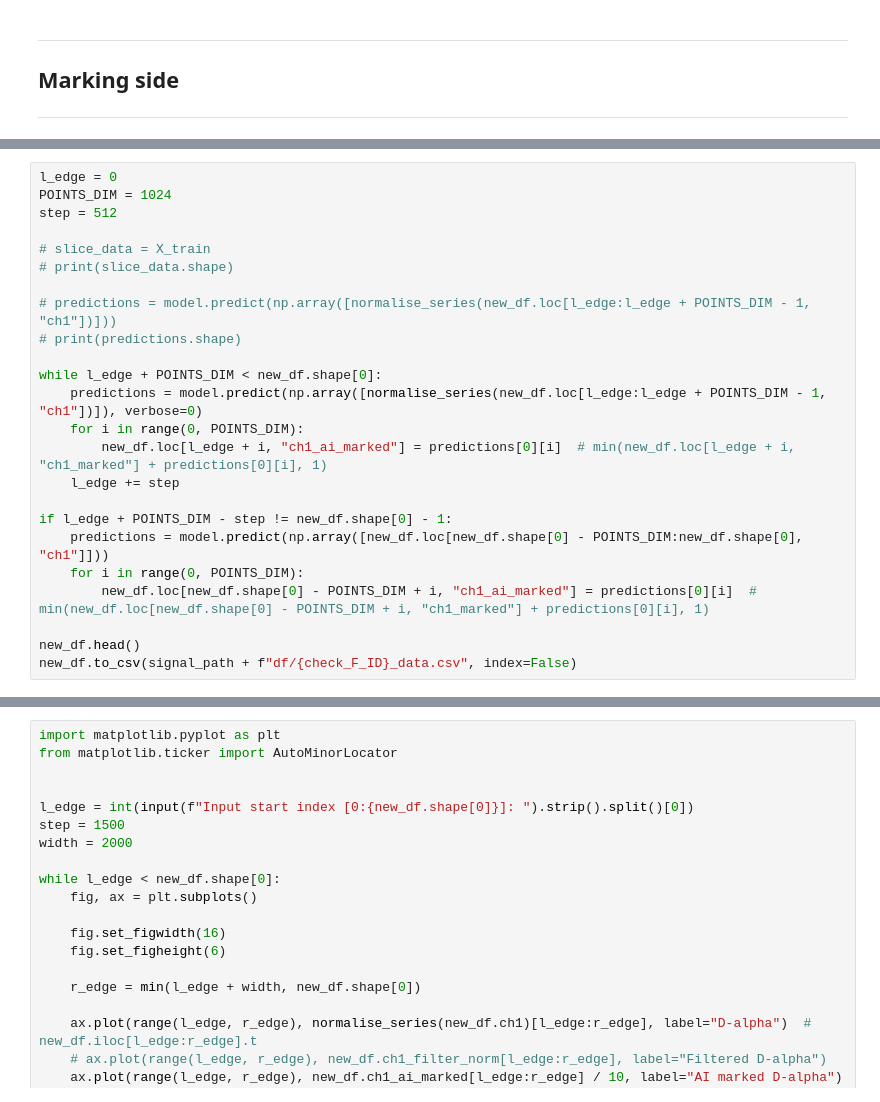
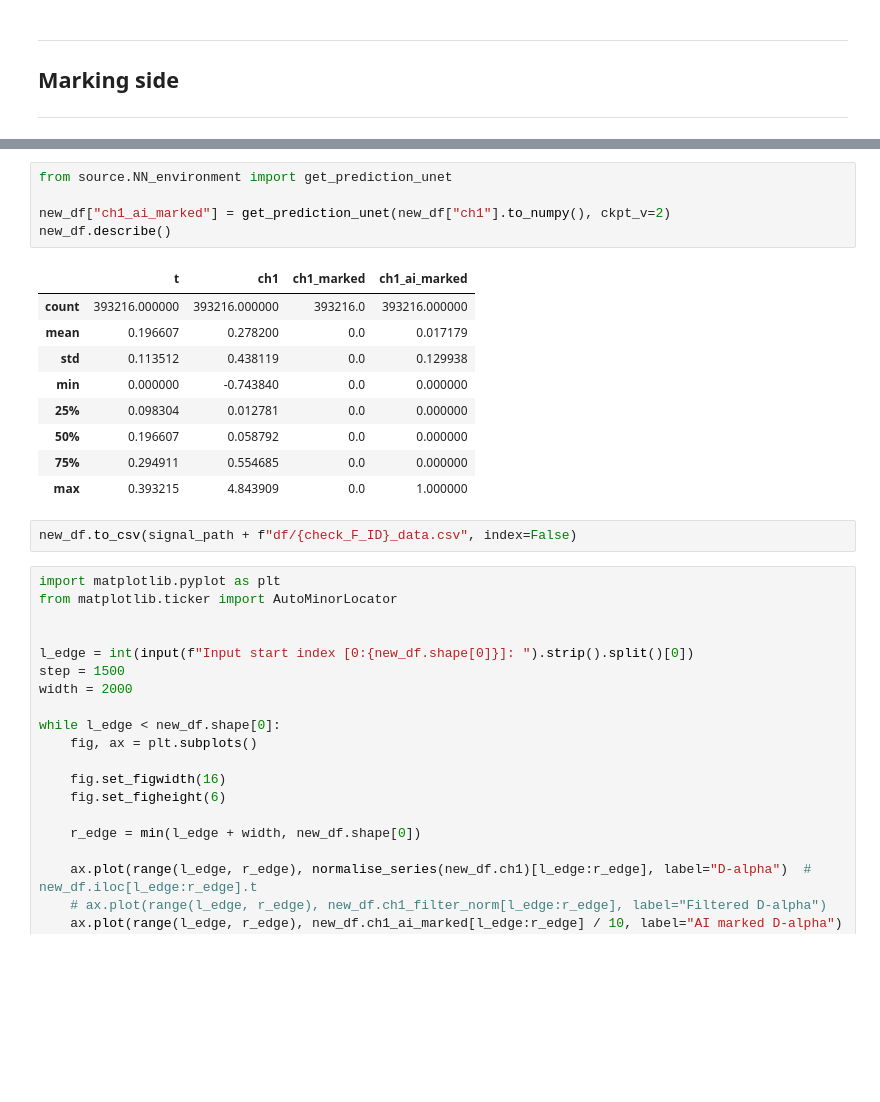
Before and after one commit to feodorrussia/D-alpha-instability-search, a Jupyter notebook: NN training.ipynb, the cells around one changed output, grey strips where cells are left out. Saved outputs shown, nothing was run; the diff lists cells and outputs as text; blank space fills up the shorter version.

```diff
--- a/NN training.ipynb
+++ b/NN training.ipynb
@@ -305,24 +298,0 @@ new_df.shape
-# %%
-l_edge = 0
-POINTS_DIM = 1024
-step = 512
-
-# slice_data = X_train
-# print(slice_data.shape)
-
-# predictions = model.predict(np.array([normalise_series(new_df.loc[l_edge:l_edge + POINTS_DIM - 1, "ch1"])]))
-# print(predictions.shape)
-
-while l_edge + POINTS_DIM < new_df.shape[0]:
-    predictions = model.predict(np.array([normalise_series(new_df.loc[l_edge:l_edge + POINTS_DIM - 1, "ch1"])]), verbose=0)
-    for i in range(0, POINTS_DIM):
-        new_df.loc[l_edge + i, "ch1_ai_marked"] = predictions[0][i]  # min(new_df.loc[l_edge + i, "ch1_marked"] + predictions[0][i], 1)
-    l_edge += step
-
-if l_edge + POINTS_DIM - step != new_df.shape[0] - 1:
-    predictions = model.predict(np.array([new_df.loc[new_df.shape[0] - POINTS_DIM:new_df.shape[0], "ch1"]]))
-    for i in range(0, POINTS_DIM):
-        new_df.loc[new_df.shape[0] - POINTS_DIM + i, "ch1_ai_marked"] = predictions[0][i]  # min(new_df.loc[new_df.shape[0] - POINTS_DIM + i, "ch1_marked"] + predictions[0][i], 1)
-
-new_df.head()
-new_df.to_csv(signal_path + f"df/{check_F_ID}_data.csv", index=False)
@@ -331,3 +299,20 @@ new_df.to_csv(signal_path + f"df/{check_F_ID}_data.csv", index=False)
+# %%
+from source.NN_environment import get_prediction_unet
+
+new_df["ch1_ai_marked"] = get_prediction_unet(new_df["ch1"].to_numpy(), ckpt_v=2)
+new_df.describe()
+# %% [output]
+|  | t | ch1 | ch1_marked | ch1_ai_marked |
+| count | 393216.000000 | 393216.000000 | 393216.0 | 393216.000000 |
+| mean | 0.196607 | 0.278200 | 0.0 | 0.017179 |
+| std | 0.113512 | 0.438119 | 0.0 | 0.129938 |
+| min | 0.000000 | -0.743840 | 0.0 | 0.000000 |
+| 25% | 0.098304 | 0.012781 | 0.0 | 0.000000 |
+| 50% | 0.196607 | 0.058792 | 0.0 | 0.000000 |
+| 75% | 0.294911 | 0.554685 | 0.0 | 0.000000 |
+| max | 0.393215 | 4.843909 | 0.0 | 1.000000 |
+# %%
+new_df.to_csv(signal_path + f"df/{check_F_ID}_data.csv", index=False)
 # %%
 import matplotlib.pyplot as plt
 from matplotlib.ticker import AutoMinorLocator
```
Also changed, not shown: parts of 17 cells of this notebook.
